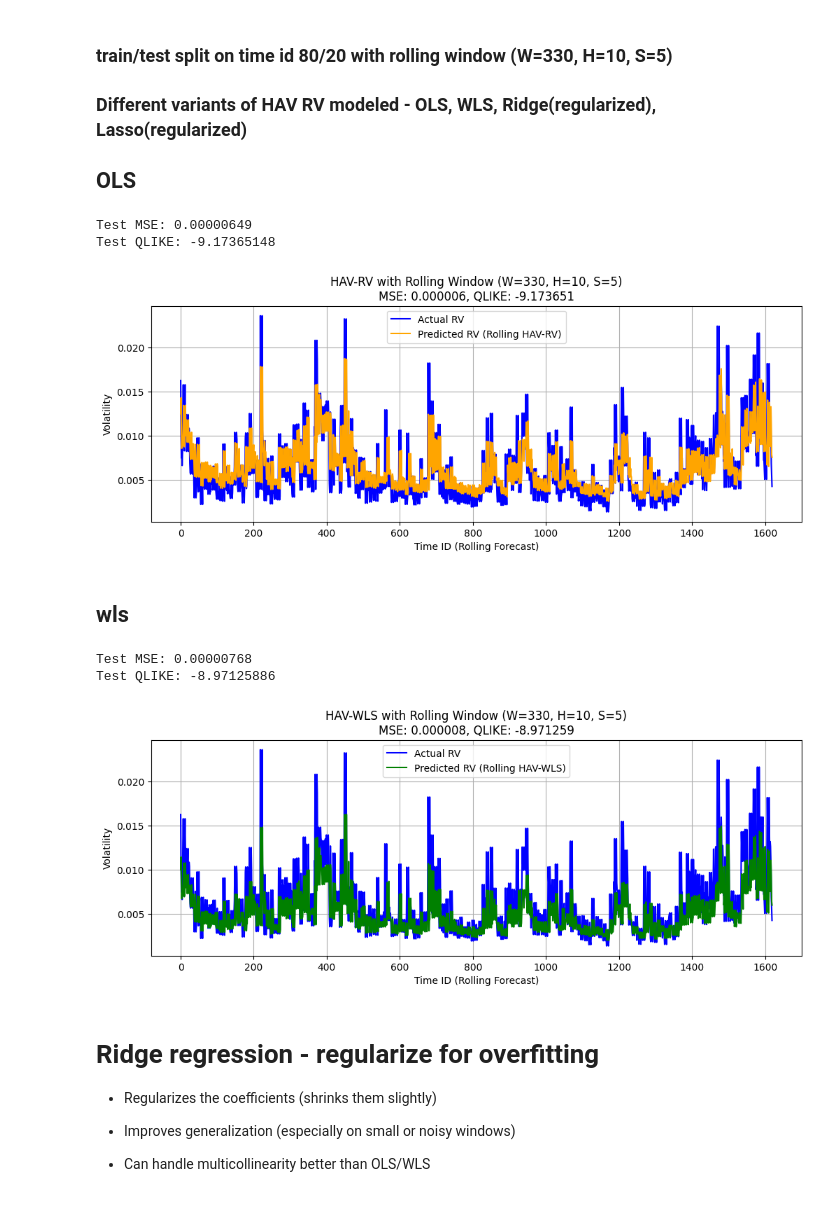
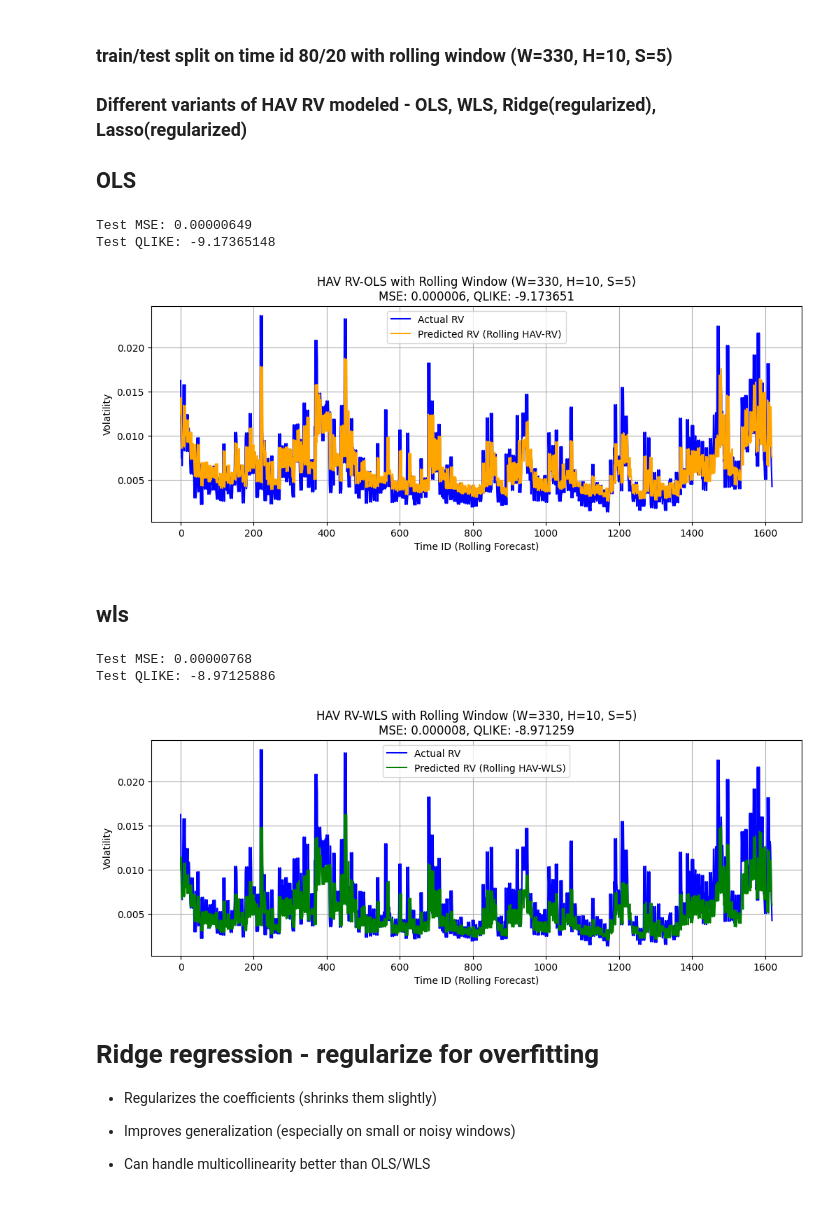
Before and after one commit to mofrui/volatility-analysis, a Jupyter notebook: research/50200_hav_rv_v1.ipynb, the cells around one changed output. Saved outputs shown, nothing was run; the diff lists cells and outputs as text; code cells hidden in the pictures.

```diff
--- a/research/50200_hav_rv_v1.ipynb
+++ b/research/50200_hav_rv_v1.ipynb
@@ -286,35 +286,35 @@ for start in range(0, len(hav_df) - W - H + 1, S):
     # Fit model on rolling window
     X_train = sm.add_constant(train_window[["rv_lag_1", "rv_lag_5", "rv_lag_10"]])
     y_train = train_window["realized_volatility"]
     model = sm.OLS(y_train, X_train).fit()
 
     # Predict
     X_test = sm.add_constant(test_window[["rv_lag_1", "rv_lag_5", "rv_lag_10"]])
     preds = model.predict(X_test)
 
     all_preds.extend(preds)
     all_actuals.extend(test_window["realized_volatility"].values)
 
 # Evaluate
 preds = np.array(all_preds)
 actuals = np.array(all_actuals)
 #call helper function
 mse_ols, qlike_ols = evaluate_model(actuals, preds)
 
 # Plot predicted and actual volatility
 plt.figure(figsize=(12, 4))
 plt.plot(actuals, label="Actual RV", color="blue")
 plt.plot(preds, label="Predicted RV (Rolling HAV-RV)", color="orange")
-plt.title(f"HAV-RV with Rolling Window (W={W}, H={H}, S={S})\nMSE: {mse_ols:.6f}, QLIKE: {qlike_ols:.6f}")
+plt.title(f"HAV RV-OLS with Rolling Window (W={W}, H={H}, S={S})\nMSE: {mse_ols:.6f}, QLIKE: {qlike_ols:.6f}")
 plt.xlabel("Time ID (Rolling Forecast)")
 plt.ylabel("Volatility")
 plt.legend()
 plt.grid(True)
 plt.show()
 # %% [output]
 Test MSE: 0.00000649
 Test QLIKE: -9.17365148
-[figure, old version]
+[figure, new version]
 # %% [markdown]
 ## wls
 # %%
@@ -361,7 +361,7 @@ mse_wls, qlike_wls = evaluate_model(actuals, preds)
 plt.figure(figsize=(12, 4))
 plt.plot(actuals, label="Actual RV", color="blue")
 plt.plot(preds, label="Predicted RV (Rolling HAV-WLS)", color="green")
-plt.title(f"HAV-WLS with Rolling Window (W={W}, H={H}, S={S})\nMSE: {mse_wls:.6f}, QLIKE: {qlike_wls:.6f}")
+plt.title(f"HAV RV-WLS with Rolling Window (W={W}, H={H}, S={S})\nMSE: {mse_wls:.6f}, QLIKE: {qlike_wls:.6f}")
 plt.xlabel("Time ID (Rolling Forecast)")
 plt.ylabel("Volatility")
 plt.legend()
@@ -370,7 +370,7 @@ plt.show()
 # %% [output]
 Test MSE: 0.00000768
 Test QLIKE: -8.97125886
-[figure, old version]
+[figure, new version]
 # %% [markdown]
 #  Ridge regression - regularize for overfitting
  - Regularizes the coefficients (shrinks them slightly)
```
Also changed, not shown: parts of 4 cells of this notebook.
